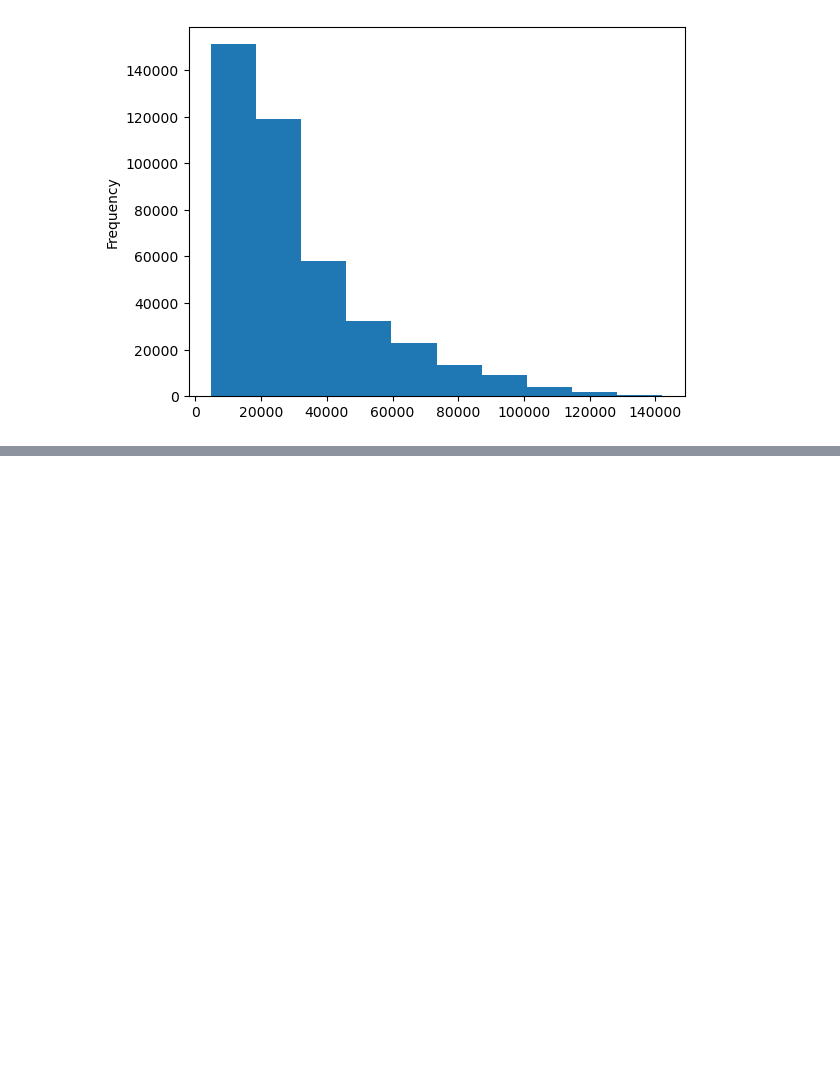
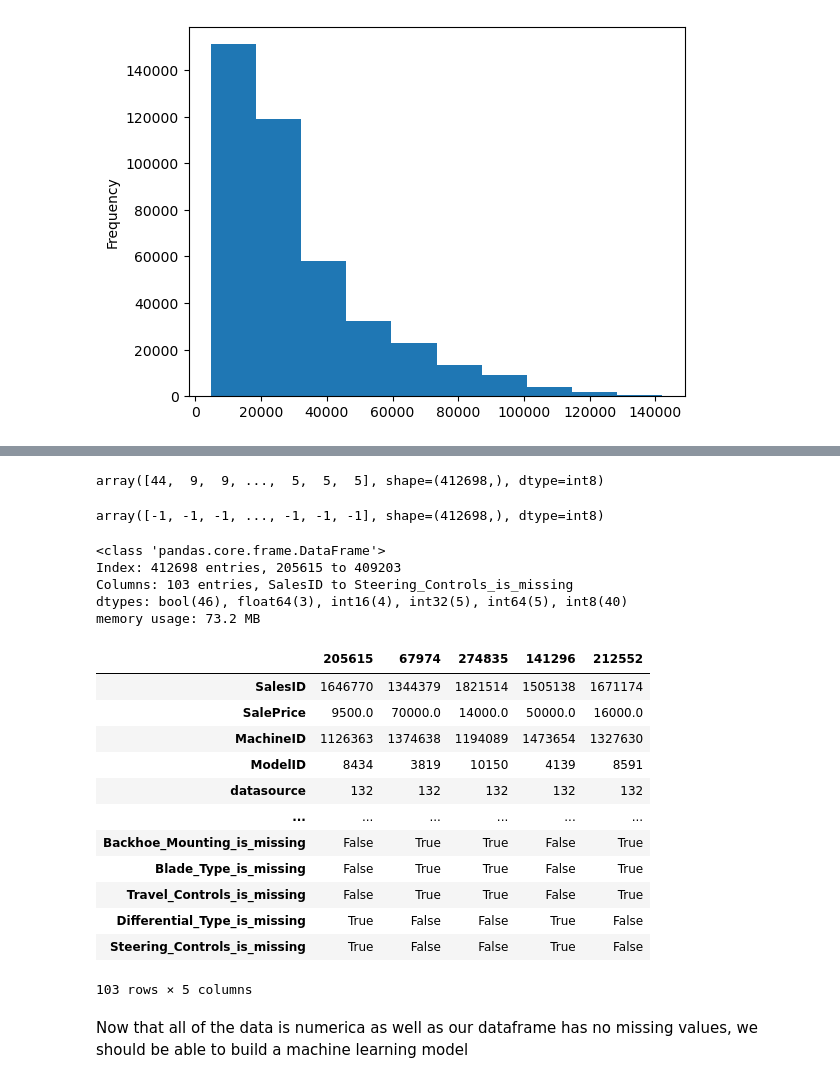
Before and after one commit to axellee1994/Bluebook_Bulldozer_Price_Regression, a Jupyter notebook: end-to-end-bluebook-bulldozer-price-regression.ipynb, the cells around one changed output, grey strips where cells are left out. Saved outputs shown, nothing was run; the diff lists cells and outputs as text; code cells hidden in the pictures; blank space fills up the shorter version.

```diff
--- a/end-to-end-bluebook-bulldozer-price-regression.ipynb
+++ b/end-to-end-bluebook-bulldozer-price-regression.ipynb
@@ -103,0 +357,12 @@ df.SalePrice.plot.hist()
+# %%
+# Fill numeric rows with mediian
+
+for label, content in df_tmp.items():
+    if pd.api.types.is_numeric_dtype(content):
+        if pd.isnull(content).sum():
+            # Add a binary column which tells us if the data was missing or not
+            # To tell us that this particular sample had a missing sample
+            df_tmp[label + "_is_missing"] = pd.isnull(content)
+            # Fill missing numeric values with median
+            # Median is robust than mean (less sensitive to outliers)
+            df_tmp[label] = content.fillna(content.median())
@@ -103,0 +382,7 @@ df.SalePrice.plot.hist()
+# %%
+# Check again if there is any null numeric values
+
+for label, content in df_tmp.items():
+    if pd.api.types.is_numeric_dtype(content):
+        if pd.isnull(content).sum():
+            print(label)
@@ -103,0 +421,5 @@ df.SalePrice.plot.hist()
+# %%
+# Check for columns which aren't numeric
+for label, content in df_tmp.items():
+    if not pd.api.types.is_numeric_dtype(content):
+            print(label)
@@ -103,0 +444,19 @@ df.SalePrice.plot.hist()
+# %%
+# Turn categorical variables into numbers and fill missing
+
+for label, content in df_tmp.items():
+    if not pd.api.types.is_numeric_dtype(content):
+        # Add a binary column to indicate whether sample has missing values
+        df_tmp[label + "_is_missing"] = pd.isnull(content)
+        # Turn categories into numbers and add + 1
+        # Pandas will automatically assign missing values with -1, we add + 1 so that it is 0
+        df_tmp[label] = pd.Categorical(content).codes + 1
+# %%
+pd.Categorical(df_tmp["state"]).codes
+# %% [output]
+array([44,  9,  9, ...,  5,  5,  5], shape=(412698,), dtype=int8)
+# %%
+# To demonstrate if we do not +1
+pd.Categorical(df["UsageBand"]).codes
+# %% [output]
+array([-1, -1, -1, ..., -1, -1, -1], shape=(412698,), dtype=int8)
@@ -103,0 +470,26 @@ df.SalePrice.plot.hist()
+# %%
+df_tmp.info()
+# %% [output]
+<class 'pandas.core.frame.DataFrame'>
+Index: 412698 entries, 205615 to 409203
+Columns: 103 entries, SalesID to Steering_Controls_is_missing
+dtypes: bool(46), float64(3), int16(4), int32(5), int64(5), int8(40)
+memory usage: 73.2 MB
+# %%
+df_tmp.head().T
+# %% [output]
+|  | 205615 | 67974 | 274835 | 141296 | 212552 |
+| SalesID | 1646770 | 1344379 | 1821514 | 1505138 | 1671174 |
+| SalePrice | 9500.0 | 70000.0 | 14000.0 | 50000.0 | 16000.0 |
+| MachineID | 1126363 | 1374638 | 1194089 | 1473654 | 1327630 |
+| ModelID | 8434 | 3819 | 10150 | 4139 | 8591 |
+| datasource | 132 | 132 | 132 | 132 | 132 |
+| ... | ... | ... | ... | ... | ... |
+| Backhoe_Mounting_is_missing | False | True | True | False | True |
+| Blade_Type_is_missing | False | True | True | False | True |
+| Travel_Controls_is_missing | False | True | True | False | True |
+| Differential_Type_is_missing | True | False | False | True | False |
+| Steering_Controls_is_missing | True | False | False | True | False |
+103 rows × 5 columns
+# %% [markdown]
+Now that all of the data is numerica as well as our dataframe has no missing values, we should be able to build a machine learning model
```
Also changed, not shown: parts of 37 cells of this notebook.
